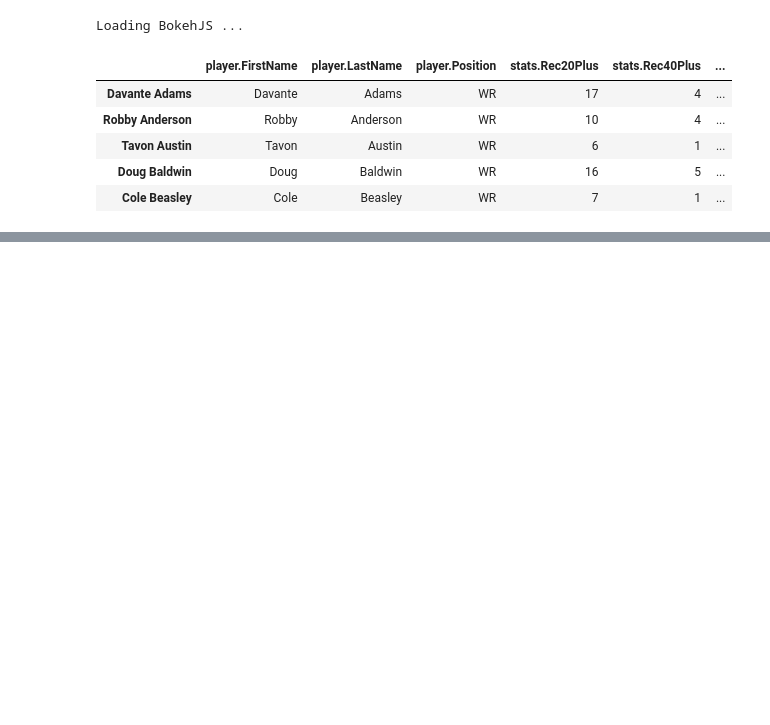
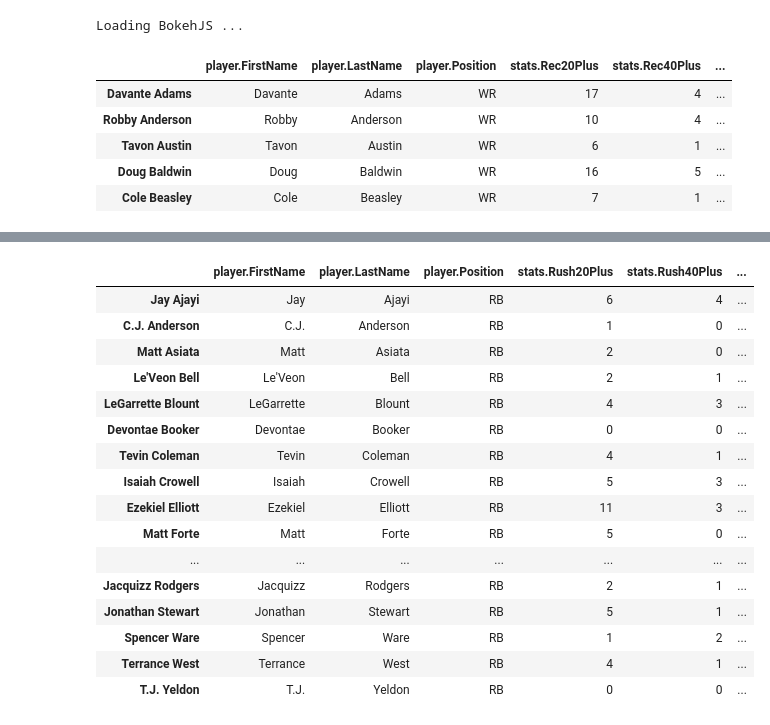
Before and after one commit to RobMulla/sportsdata, a Jupyter notebook: MySportsFeeds_API_Test.ipynb, the cells around one changed output, grey strips where cells are left out. Saved outputs shown, nothing was run; the diff lists cells and outputs as text; code cells hidden in the pictures; blank space fills up the shorter version.

```diff
--- a/MySportsFeeds_API_Test.ipynb
+++ b/MySportsFeeds_API_Test.ipynb
@@ -260,0 +323,20 @@ See https://github.com/bokeh/bokeh/issues/2056 for more information.
+# %%
+rb_stats_atleast100
+# %% [output]
+|  | player.FirstName | player.LastName | player.Position | stats.Rush20Plus | stats.Rush40Plus | ... |
+| Jay Ajayi | Jay | Ajayi | RB | 6 | 4 | ... |
+| C.J. Anderson | C.J. | Anderson | RB | 1 | 0 | ... |
+| Matt Asiata | Matt | Asiata | RB | 2 | 0 | ... |
+| Le'Veon Bell | Le'Veon | Bell | RB | 2 | 1 | ... |
+| LeGarrette Blount | LeGarrette | Blount | RB | 4 | 3 | ... |
+| Devontae Booker | Devontae | Booker | RB | 0 | 0 | ... |
+| Tevin Coleman | Tevin | Coleman | RB | 4 | 1 | ... |
+| Isaiah Crowell | Isaiah | Crowell | RB | 5 | 3 | ... |
+| Ezekiel Elliott | Ezekiel | Elliott | RB | 11 | 3 | ... |
+| Matt Forte | Matt | Forte | RB | 5 | 0 | ... |
+| ... | ... | ... | ... | ... | ... | ... |
+| Jacquizz Rodgers | Jacquizz | Rodgers | RB | 2 | 1 | ... |
+| Jonathan Stewart | Jonathan | Stewart | RB | 5 | 1 | ... |
+| Spencer Ware | Spencer | Ware | RB | 1 | 2 | ... |
+| Terrance West | Terrance | West | RB | 4 | 1 | ... |
+| T.J. Yeldon | T.J. | Yeldon | RB | 0 | 0 | ... |
```
Also changed, not shown: parts of 8 cells of this notebook.
